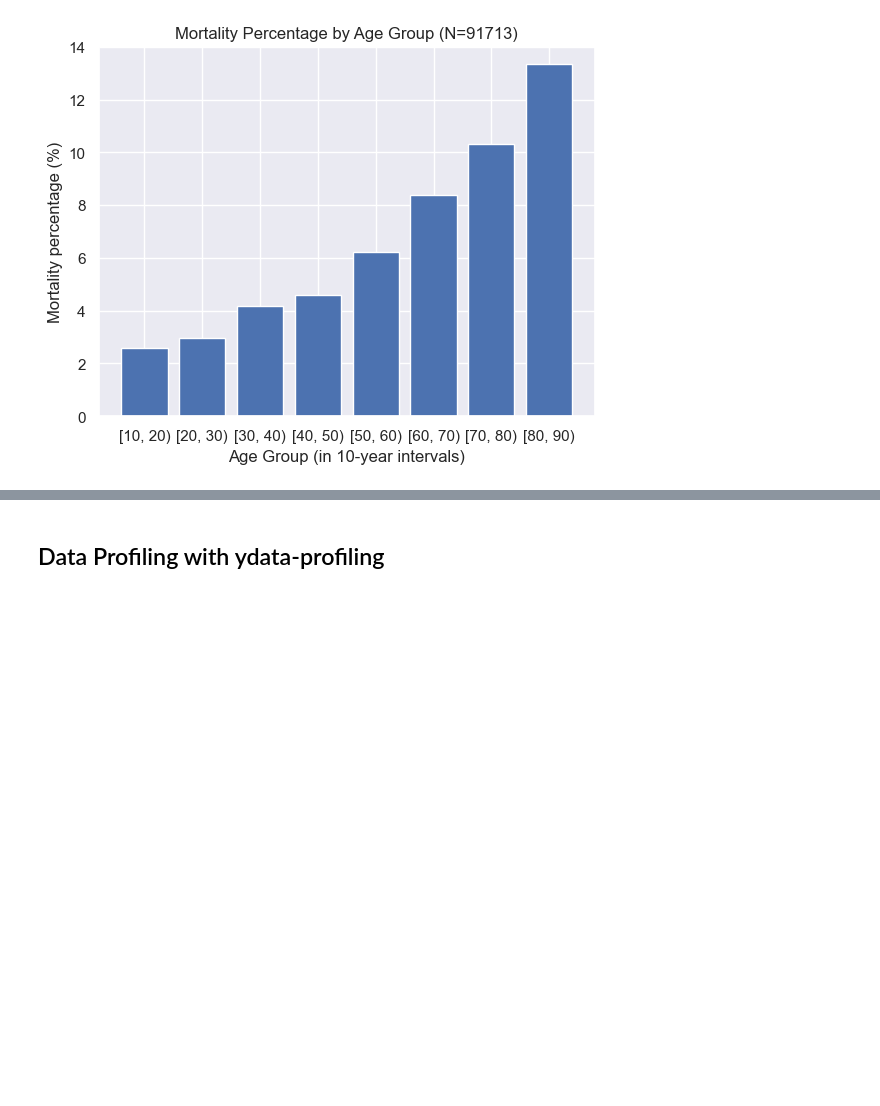
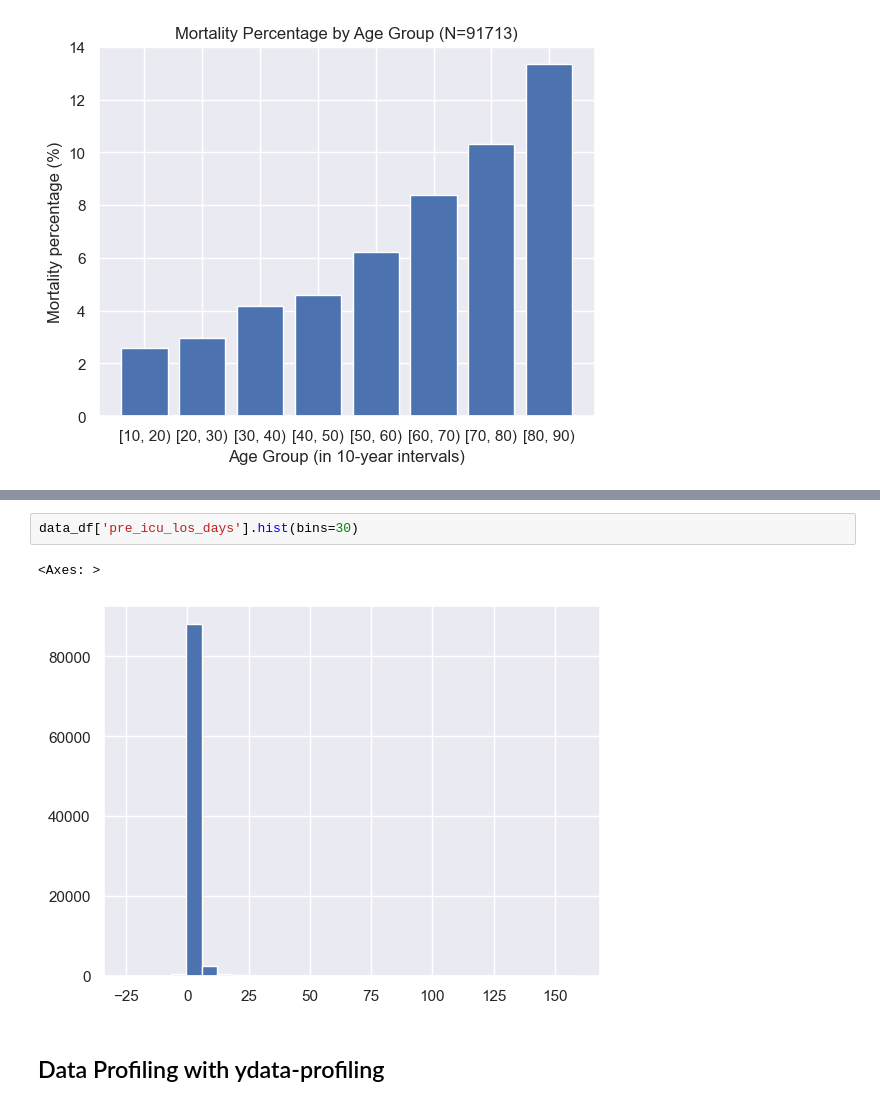
Before and after one commit to ShaniCohen/pred-ICU, a Jupyter notebook: eda.ipynb, the cells around one changed output, grey strips where cells are left out. Drawn from its saved outputs; the diff is of its cells as text; blank space fills up the shorter version.

```diff
--- a/eda.ipynb
+++ b/eda.ipynb
@@ -201,3 +225,8 @@ plt.show()
+# %%
+data_df['pre_icu_los_days'].hist(bins=30)
+# %% [output]
+<Axes: >
+[figure, added]
 # %% [markdown]
 ## Data Profiling with ydata-profiling
 # %%
```
Also changed, not shown: parts of 3 cells of this notebook.
